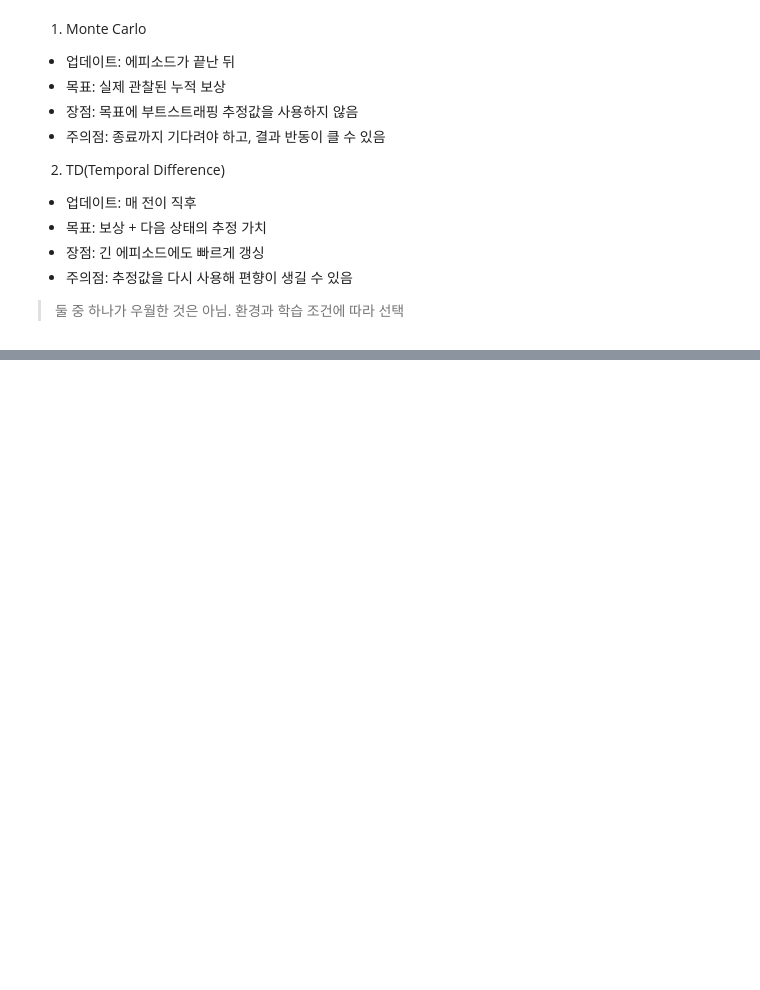
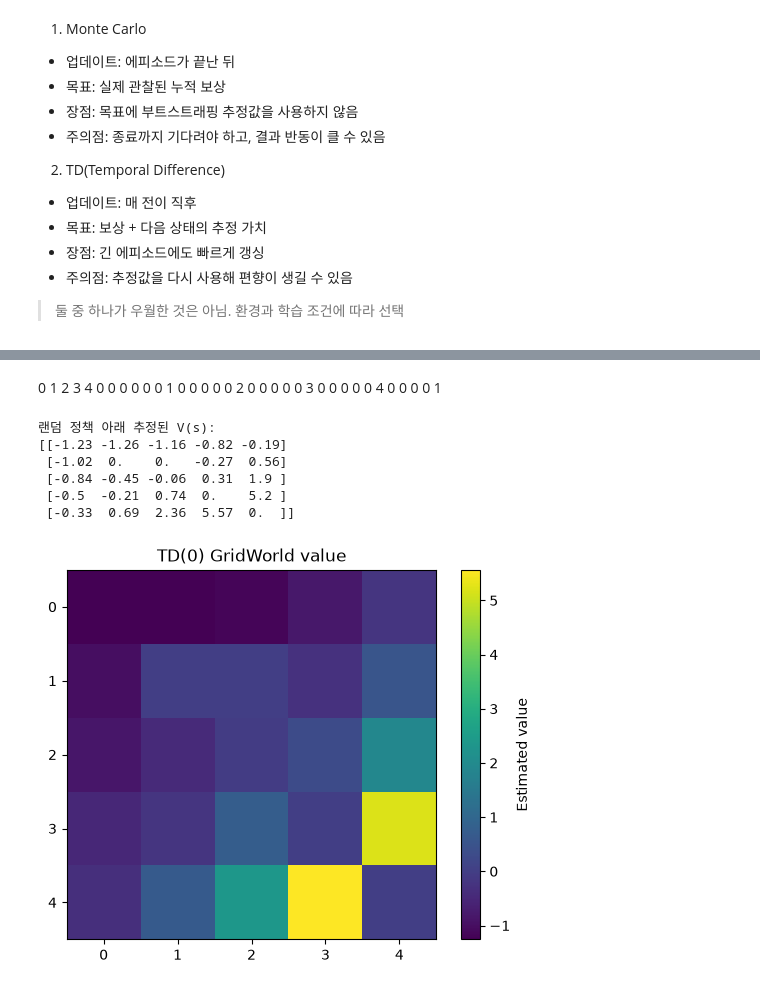
Before and after one commit to kjalh/13_MultiModal, a Jupyter notebook: 03_강화학습_모델프리.ipynb, the cells around one changed output, grey strips where cells are left out. Cells and saved outputs as stored; diff of their text form; code cells hidden in the pictures; blank space fills up the shorter version.

```diff
--- a/03_강화학습_모델프리.ipynb
+++ b/03_강화학습_모델프리.ipynb
@@ -168,0 +256,7 @@ def compare_mc_td(episodes=300, alpha=0.05):
+# %% [markdown]
+  0 1 2 3 4
+0 0 0 0 0 0
+1 0 0 0 0 0
+2 0 0 0 0 0
+3 0 0 0 0 0
+4 0 0 0 0 1
@@ -168,0 +332,36 @@ def compare_mc_td(episodes=300, alpha=0.05):
+# %%
+env = GridWorld()
+
+V = np.zeros((env.size, env.size))  # 각 상태의 가치 0으로 초기화
+
+alpha, gamma = 0.08, 0.95  # 학습률, 할인율
+rng = np.random.default_rng(SEED)  # 난수 생성기
+
+# TD Learning을 이용한 상태 가치 학습
+for episode in range(2000):
+    state = env.reset()  # 환경 초기화 및 시작 상태 반환
+
+    while True:
+        action = int(rng.integers(4))  # 상, 하, 좌, 우 중 무작위 행동 선택
+        nxt, reward, terminated, truncated = env.step(action)  # 행동 실행 및 다음 상태, 보상, 종료 여부 반환
+        bootstrap = 0 if terminated else V[nxt]  # 목표 도착 시 0, 그 외 다음 상태의 추정 가치 사용
+        V[state] += alpha*(reward + gamma * bootstrap - V[state])  # TD(0) 상태 가치 갱신
+        state=nxt  # 현재 상태 갱신
+
+        if terminated or truncated:  # 목표 도착 또는 최대 이동 횟수 도달 시 종료
+            break
+# %%
+print('랜덤 정책 아래 추정된 V(s):')
+print(np.round(V, 2))
+plt.imshow(V, cmap='viridis')
+plt.colorbar(label='Estimated value')
+plt.title('TD(0) GridWorld value')
+plt.show()
+# %% [output]
+랜덤 정책 아래 추정된 V(s):
+[[-1.23 -1.26 -1.16 -0.82 -0.19]
+ [-1.02  0.    0.   -0.27  0.56]
+ [-0.84 -0.45 -0.06  0.31  1.9 ]
+ [-0.5  -0.21  0.74  0.    5.2 ]
+ [-0.33  0.69  2.36  5.57  0.  ]]
+[figure, added]
```
Also changed, not shown: parts of 11 cells of this notebook.
